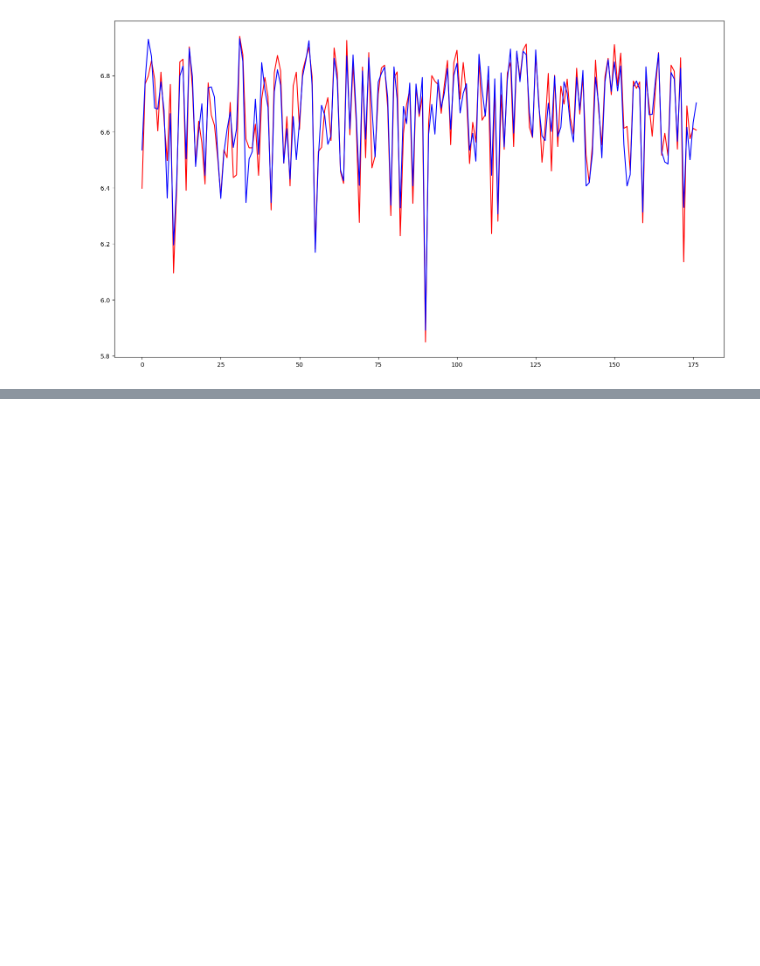
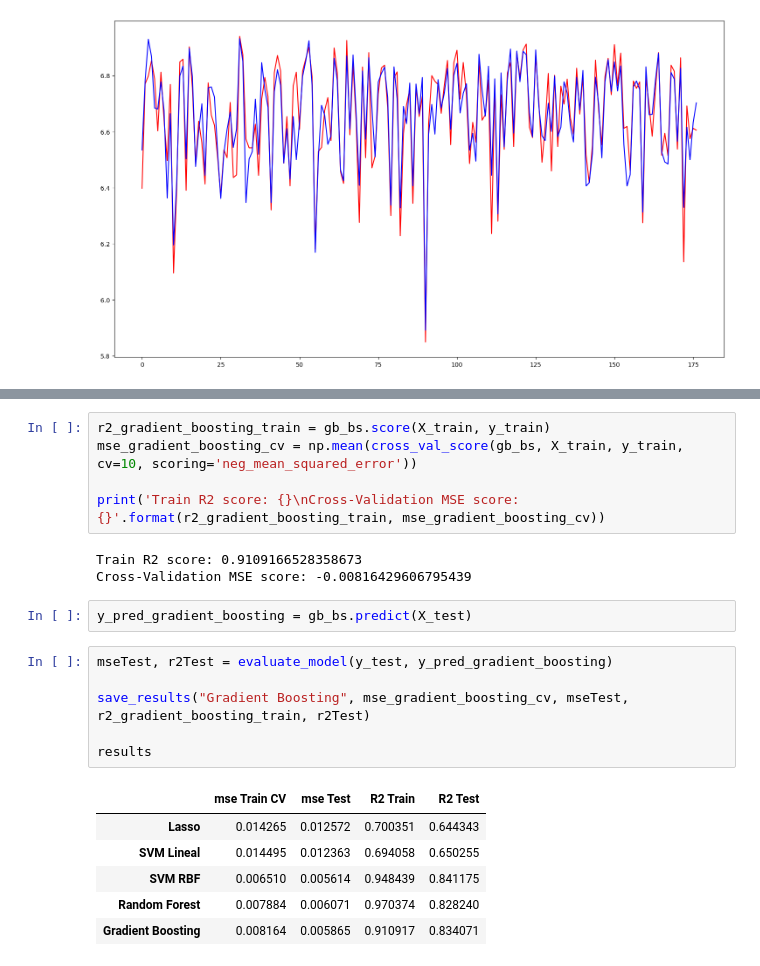
Before and after one commit to DesdenLK/APA, a Jupyter notebook: P4/P1_Llista4_Luca_Acosta_Iglesias.ipynb, the cells around one changed output, grey strips where cells are left out. Saved outputs shown, nothing was run; the diff lists cells and outputs as text; blank space fills up the shorter version.

```diff
--- a/P4/P1_Llista4_Luca_Acosta_Iglesias.ipynb
+++ b/P4/P1_Llista4_Luca_Acosta_Iglesias.ipynb
@@ -361,0 +437,23 @@ plt.plot(rbsvr_gs.predict(X_test_scaled),'b');
+# %%
+r2_gradient_boosting_train = gb_bs.score(X_train, y_train)
+mse_gradient_boosting_cv = np.mean(cross_val_score(gb_bs, X_train, y_train, cv=10, scoring='neg_mean_squared_error'))
+
+print('Train R2 score: {}\nCross-Validation MSE score: {}'.format(r2_gradient_boosting_train, mse_gradient_boosting_cv))
+# %% [output]
+Train R2 score: 0.9109166528358673
+Cross-Validation MSE score: -0.00816429606795439
+# %%
+y_pred_gradient_boosting = gb_bs.predict(X_test)
+# %%
+mseTest, r2Test = evaluate_model(y_test, y_pred_gradient_boosting)
+
+save_results("Gradient Boosting", mse_gradient_boosting_cv, mseTest, r2_gradient_boosting_train, r2Test)
+
+results
+# %% [output]
+|  | mse Train CV | mse Test | R2 Train | R2 Test |
+| Lasso | 0.014265 | 0.012572 | 0.700351 | 0.644343 |
+| SVM Lineal | 0.014495 | 0.012363 | 0.694058 | 0.650255 |
+| SVM RBF | 0.006510 | 0.005614 | 0.948439 | 0.841175 |
+| Random Forest | 0.007884 | 0.006071 | 0.970374 | 0.828240 |
+| Gradient Boosting | 0.008164 | 0.005865 | 0.910917 | 0.834071 |
```
Also changed, not shown: parts of 25 cells of this notebook.
